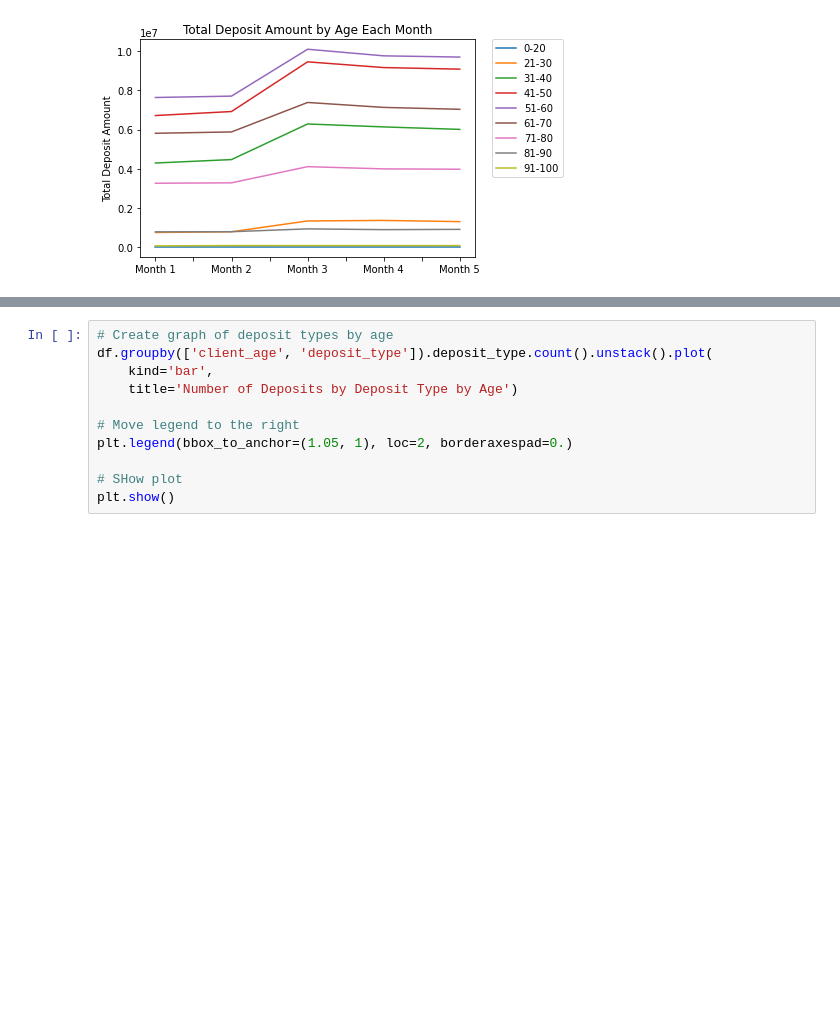
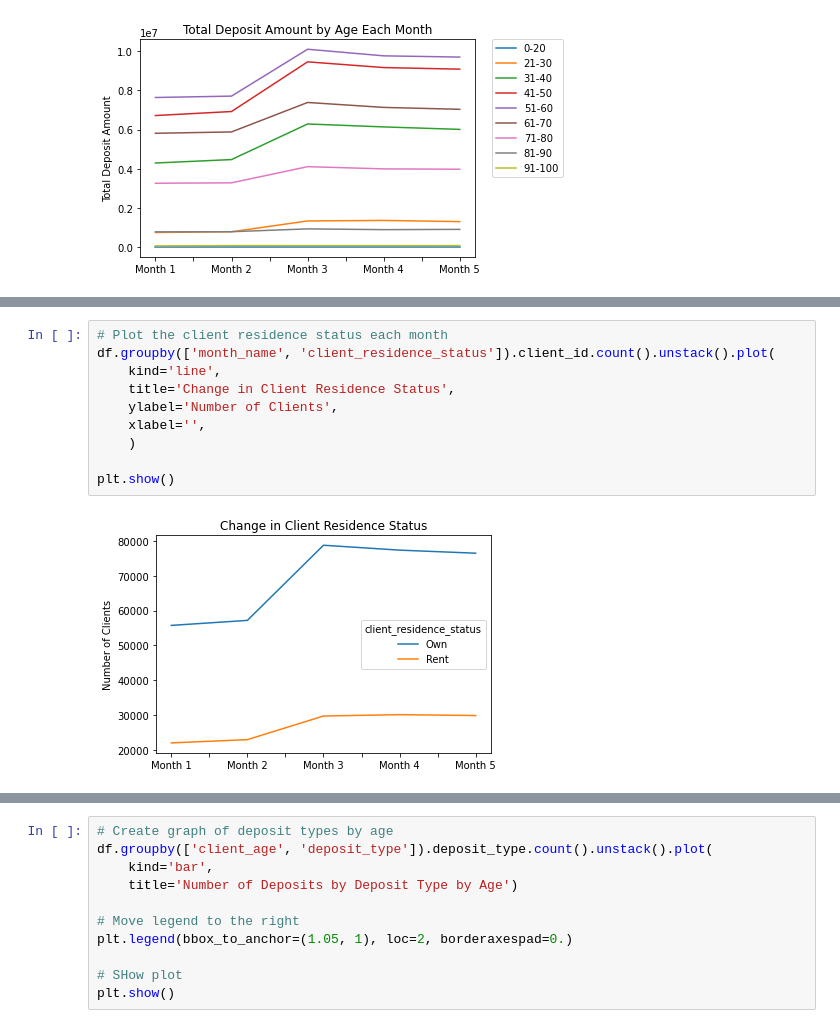
Before and after one commit to AvatarJoshi/marketing_campaign_analysis, a Jupyter notebook: marketing_analysis.ipynb, the cells around one changed output, grey strips where cells are left out. Saved outputs shown, nothing was run; the diff lists cells and outputs as text; blank space fills up the shorter version.

```diff
--- a/marketing_analysis.ipynb
+++ b/marketing_analysis.ipynb
@@ -595,0 +652,12 @@ plt.show()
+# %%
+# Plot the client residence status each month
+df.groupby(['month_name', 'client_residence_status']).client_id.count().unstack().plot(
+    kind='line',
+    title='Change in Client Residence Status',
+    ylabel='Number of Clients',
+    xlabel='',
+    )
+
+plt.show()
+# %% [output]
+[figure, added]
```
Also changed, not shown: parts of 15 cells of this notebook, 1 other file.
